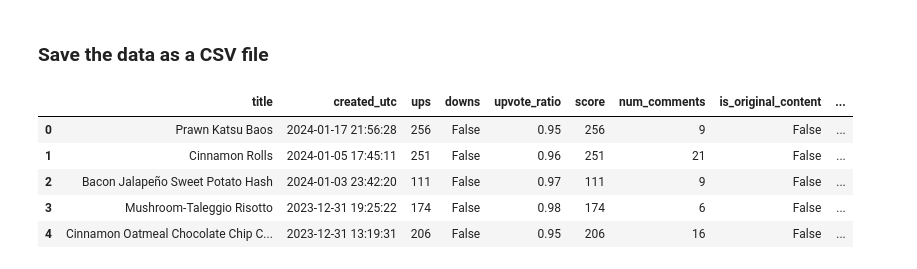
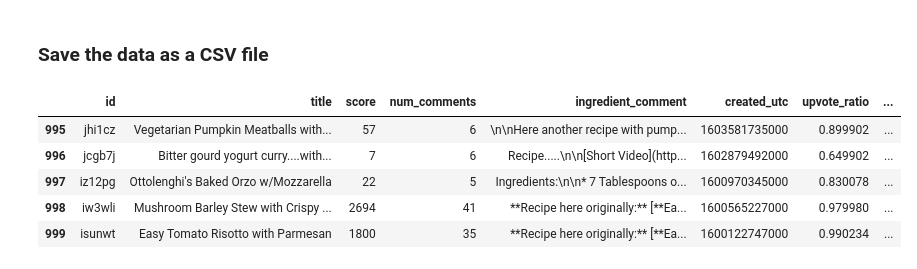
Before and after one commit to lse-ds105/ds105a-project-chadgpt, a Jupyter notebook: notebooks/04 Tests for Cosine Similarity.ipynb, the cells around one changed output. Drawn from its saved outputs; the diff is of its cells as text; code cells hidden in the pictures.

```diff
--- a/notebooks/04 Tests for Cosine Similarity.ipynb
+++ b/notebooks/04 Tests for Cosine Similarity.ipynb
@@ -71,12 +71,12 @@ df_bbc.head()
 # %%
 df_bbc.to_csv('../data/bbc_data.csv', index=False)
 # %%
-df_filtered = pd.read_csv('../data/cleaned_posts.json')
-df_filtered.head()
+df_filtered = pd.read_json('../data/cleaned_posts.json', orient='records')
+df_filtered.tail()
 # %% [output]
-|  | title | created_utc | ups | downs | upvote_ratio | score | num_comments | is_original_content | ... |
-| 0 | Prawn Katsu Baos | 2024-01-17 21:56:28 | 256 | False | 0.95 | 256 | 9 | False | ... |
-| 1 | Cinnamon Rolls | 2024-01-05 17:45:11 | 251 | False | 0.96 | 251 | 21 | False | ... |
-| 2 | Bacon Jalapeño Sweet Potato Hash | 2024-01-03 23:42:20 | 111 | False | 0.97 | 111 | 9 | False | ... |
-| 3 | Mushroom-Taleggio Risotto | 2023-12-31 19:25:22 | 174 | False | 0.98 | 174 | 6 | False | ... |
-| 4 | Cinnamon Oatmeal Chocolate Chip C... | 2023-12-31 13:19:31 | 206 | False | 0.95 | 206 | 16 | False | ... |
+|  | id | title | score | num_comments | ingredient_comment | created_utc | upvote_ratio | ... |
+| 995 | jhi1cz | Vegetarian Pumpkin Meatballs with... | 57 | 6 | \n\nHere another recipe with pump... | 1603581735000 | 0.899902 | ... |
+| 996 | jcgb7j | Bitter gourd yogurt curry....with... | 7 | 6 | Recipe.....\n\n[Short Video](http... | 1602879492000 | 0.649902 | ... |
+| 997 | iz12pg | Ottolenghi's Baked Orzo w/Mozzarella | 22 | 5 | Ingredients:\n\n* 7 Tablespoons o... | 1600970345000 | 0.830078 | ... |
+| 998 | iw3wli | Mushroom Barley Stew with Crispy ... | 2694 | 41 | **Recipe here originally:** [**Ea... | 1600565227000 | 0.979980 | ... |
+| 999 | isunwt | Easy Tomato Risotto with Parmesan | 1800 | 35 | **Recipe here originally:** [**Ea... | 1600122747000 | 0.990234 | ... |
```
Also changed, not shown: parts of 10 cells of this notebook, 4 other files.
